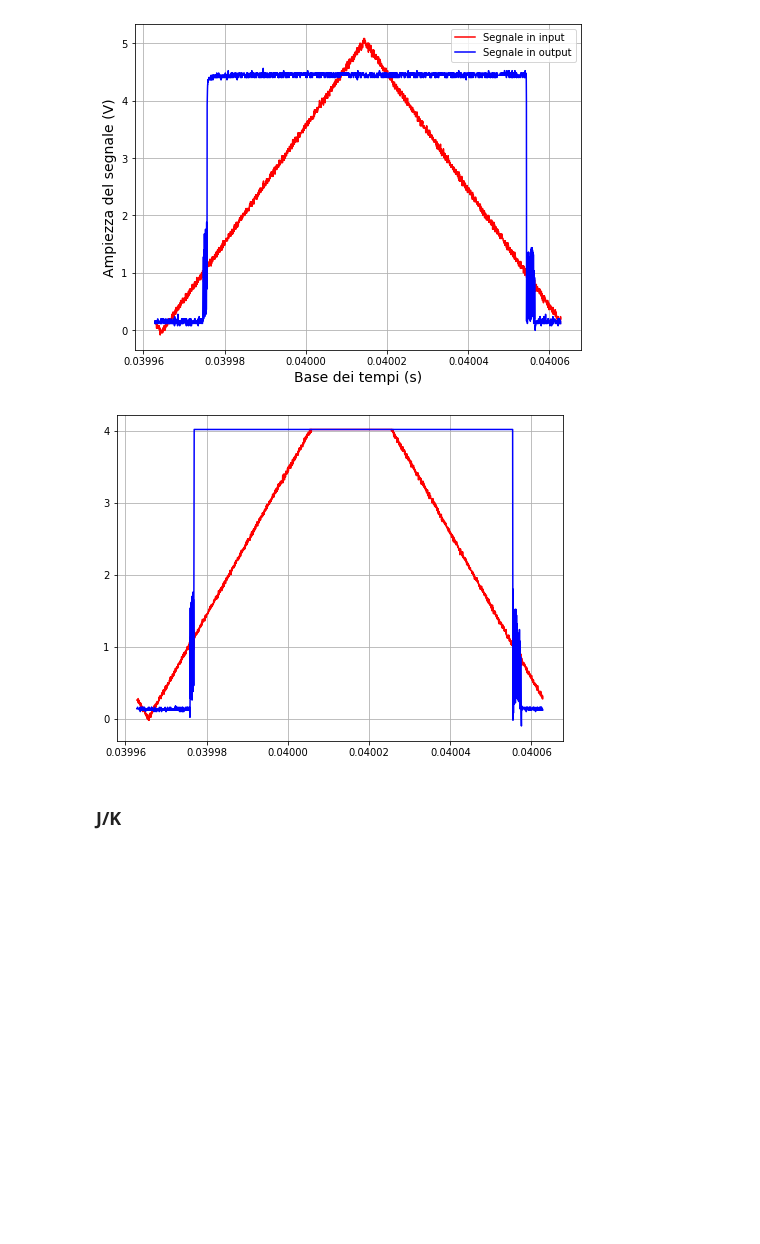
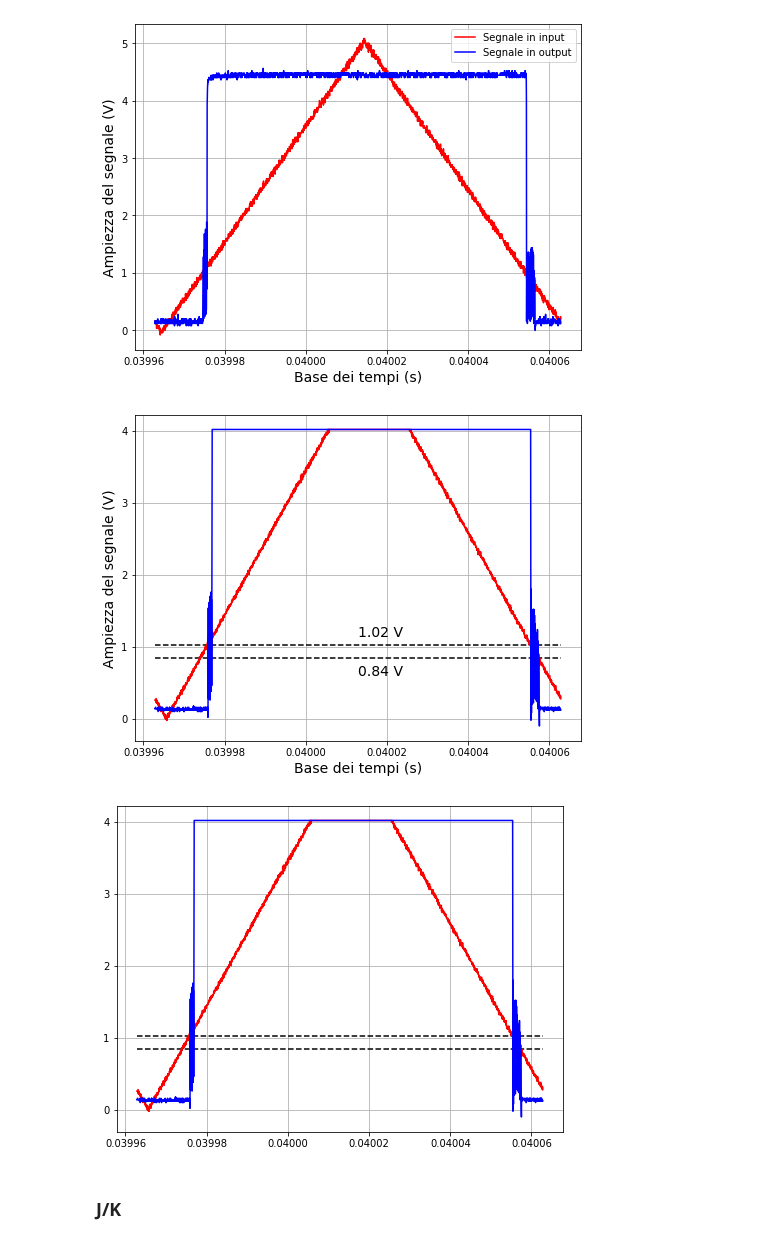
Before and after one commit to valeriopagliarino/Electronics-2021-UNITO-Public, a Jupyter notebook: analysis/2_AND_JK_BJT.ipynb, the cells around one changed output. Cells and saved outputs as stored; diff of their text form; code cells hidden in the pictures; blank space fills up the shorter version.

Commit message:
plot and switching

```diff
--- a/analysis/2_AND_JK_BJT.ipynb
+++ b/analysis/2_AND_JK_BJT.ipynb
@@ -337,13 +338,23 @@ time_1_and4 = CH1_and4['Data'].to_numpy().transpose()[0]
 sig_1_and4 = CH1_and4['Data'].to_numpy().transpose()[1]
 time_2_and4 = CH2_and4['Data'].to_numpy().transpose()[0]
 sig_2_and4 = CH2_and4['Data'].to_numpy().transpose()[1]
+# %%
+fig, ax  = plt.subplots(figsize=(8,6))
+ax.plot(time_1_and4, sig_1_and4, color = "red", label = "Step")
+ax.plot(time_2_and4, sig_2_and4, color = "blue", label = "Step")
+ax.hlines(0.84,time_1_and4[0],time_1_and4[len(time_1_and4)-1], linestyle= '--', color='black')
+ax.hlines(1.02,time_1_and4[0],time_1_and4[len(time_1_and4)-1], linestyle= '--', color='black')
+ax.text(time_1_and4[int(len(time_1_and4)/2)],0.60,'0.84 V',fontsize=14)
+ax.text(time_1_and4[int(len(time_1_and4)/2)],1.15,'1.02 V',fontsize=14)
+plt.xlabel("Base dei tempi (s)",fontsize=14)
+plt.ylabel("Ampiezza del segnale (V)",fontsize=14)
+ax.grid()
+plt.savefig(f"{OUTPUTDIR}/and-switching2.pdf")
+# %% [output]
+[figure, added]
 # %%
-fig, ax  = plt.subplots(figsize=(8,6))
-ax.plot(time_1_and4, sig_1_and4, color = "red", label = "Step")
-ax.plot(time_2_and4, sig_2_and4, color = "blue", label = "Step")
-ax.grid()
 # %% [output]
-[figure, old version]
+[figure, new version]
 # %% [markdown]
 ### J/K
 # %% [markdown]
```
Also changed, not shown: parts of 6 cells of this notebook, 1 other file.
